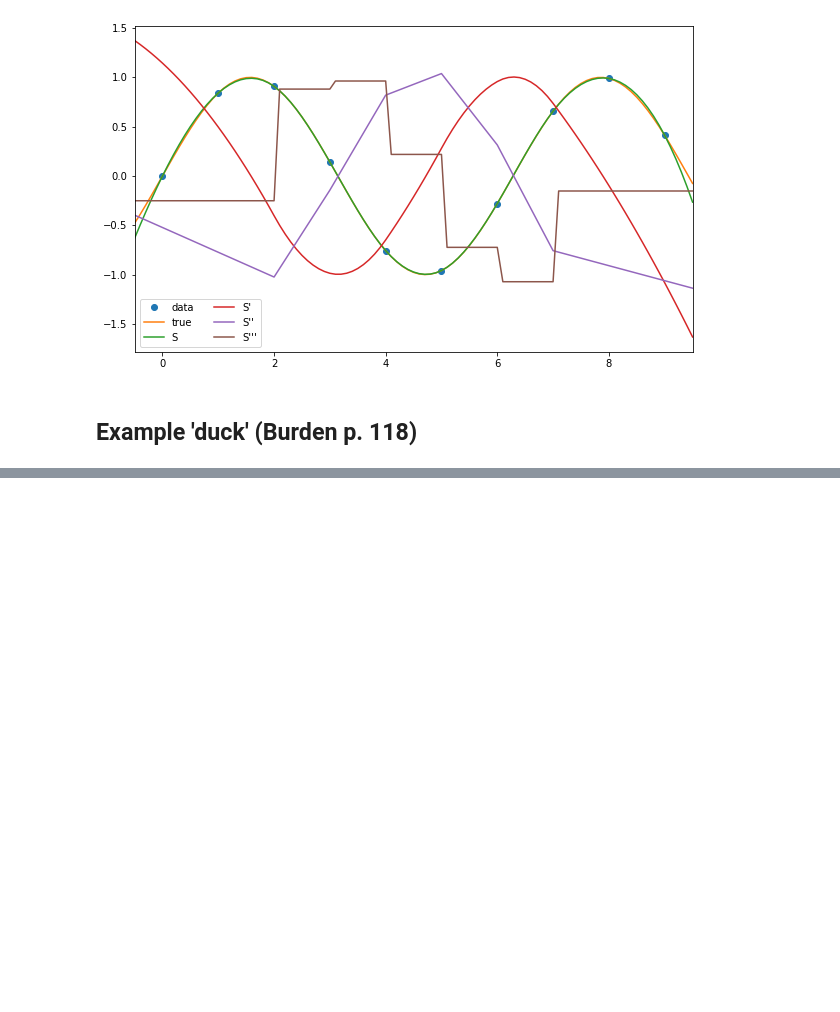
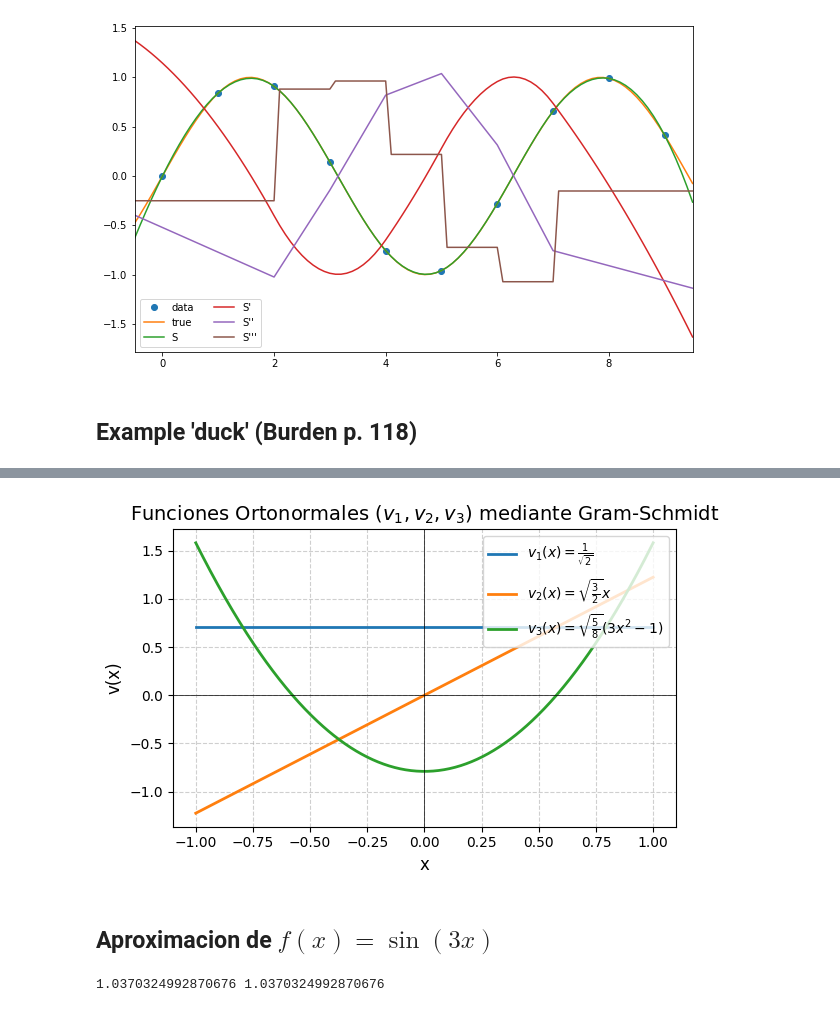
Before and after one commit to ManuelSanchezUribe/MAT2605_UC, a Jupyter notebook: Jupyter_notebooks_clases/Capitulo5_Approximacion_de_funciones.ipynb, the cells around one changed output, grey strips where cells are left out. Saved outputs shown, nothing was run; the diff lists cells and outputs as text; code cells hidden in the pictures; blank space fills up the shorter version.

```diff
--- a/Jupyter_notebooks_clases/Capitulo5_Approximacion_de_funciones.ipynb
+++ b/Jupyter_notebooks_clases/Capitulo5_Approximacion_de_funciones.ipynb
@@ -776,0 +715,62 @@ plt.show()
+# %%
+# base de monomios
+p0 = lambda x: 1.0 + 0*x
+p1  =lambda x: x
+p2  =lambda x: x**2
+
+u1 = lambda x: p0(x)
+v1 = lambda x: u1(x)/norma_L2(u1)
+
+u2 = lambda x: p1(x) - pi_L2(p1,v1)*v1(x)
+v2 = lambda x: u2(x)/norma_L2(u2)
+
+u3 = lambda x: p2(x) - pi_L2(p2,v1)*v1(x)- pi_L2(p2,v2)*v2(x)
+v3 = lambda x: u3(x)/norma_L2(u3)
+# %%
+x_vals = np.linspace(-1, 1, 500)
+v1_vals = v1(x_vals)
+v2_vals = v2(x_vals)
+v3_vals = v3(x_vals)
+
+plt.figure(figsize=(6, 4))
+plt.plot(x_vals, v1_vals, label='$v_1(x) = \\frac{1}{\\sqrt{2}}$', linestyle='-', linewidth=2)
+plt.plot(x_vals, v2_vals, label='$v_2(x) = \\sqrt{\\frac{3}{2}} x$', linestyle='-', linewidth=2)
+plt.plot(x_vals, v3_vals, label='$v_3(x) = \\sqrt{\\frac{5}{8}} (3x^2 - 1)$', linestyle='-', linewidth=2)
+
+plt.axhline(0, color='black', linewidth=0.5)
+plt.axvline(0, color='black', linewidth=0.5)
+
+plt.title('Funciones Ortonormales ($v_1, v_2, v_3$) mediante Gram-Schmidt', fontsize=14)
+plt.xlabel('x', fontsize=12)
+plt.ylabel('v(x)', fontsize=12)
+plt.legend(loc='upper right', fontsize=10)
+plt.grid(True, linestyle='--', alpha=0.6)
+plt.tight_layout()
+plt.show()
+# %% [output]
+[figure, added]
+# %% [markdown]
+## Aproximacion de $f(x) = \sin(3x)$
+# %%
+f = lambda x: np.sin(3*x)
+v1 = lambda x: 1.0/np.sqrt(2.0)+0*x
+v2 = lambda x: np.sqrt(3.0/2.0)*x
+v3 = lambda x: np.sqrt(5.0/8.0)*(3*x**2-1)
+v4 = lambda x: 1.0/2.0*(5*x**3-3*x)/np.sqrt((2/(2*3+1)))
+v5 = lambda x: 1.0/8.0*(35*x**4-30*x**2+3)/np.sqrt(2/(2*4+1))
+v6 = lambda x: 1.0/8.0*(63*x**5-70*x**3+15*x)/np.sqrt(2/(2*5+1))
+fv1 = pi_L2(f, v1)
+fv2 = pi_L2(f, v2)
+print(np.sqrt(3.0/2.0)*fv2, 3/2*(2/9*np.sin(3) - 2/3*np.cos(3)) )
+fv3 = pi_L2(f, v3)
+fv4 = pi_L2(f, v4)
+fv5 = pi_L2(f, v5)
+fv6 = pi_L2(f, v6)
+Pf_1 = lambda x: fv1*v1(x)
+Pf_2 = lambda x: Pf_1(x) + fv2*v2(x)
+Pf_3 = lambda x: Pf_2(x) + fv3*v3(x)
+Pf_4 = lambda x: Pf_3(x) + fv4*v4(x)
+Pf_5 = lambda x: Pf_4(x) + fv5*v5(x)
+Pf_6 = lambda x: Pf_5(x) + fv6*v6(x)
+# %% [output]
+1.0370324992870676 1.0370324992870676
```
Also changed, not shown: parts of 26 cells of this notebook, 11 other files.
